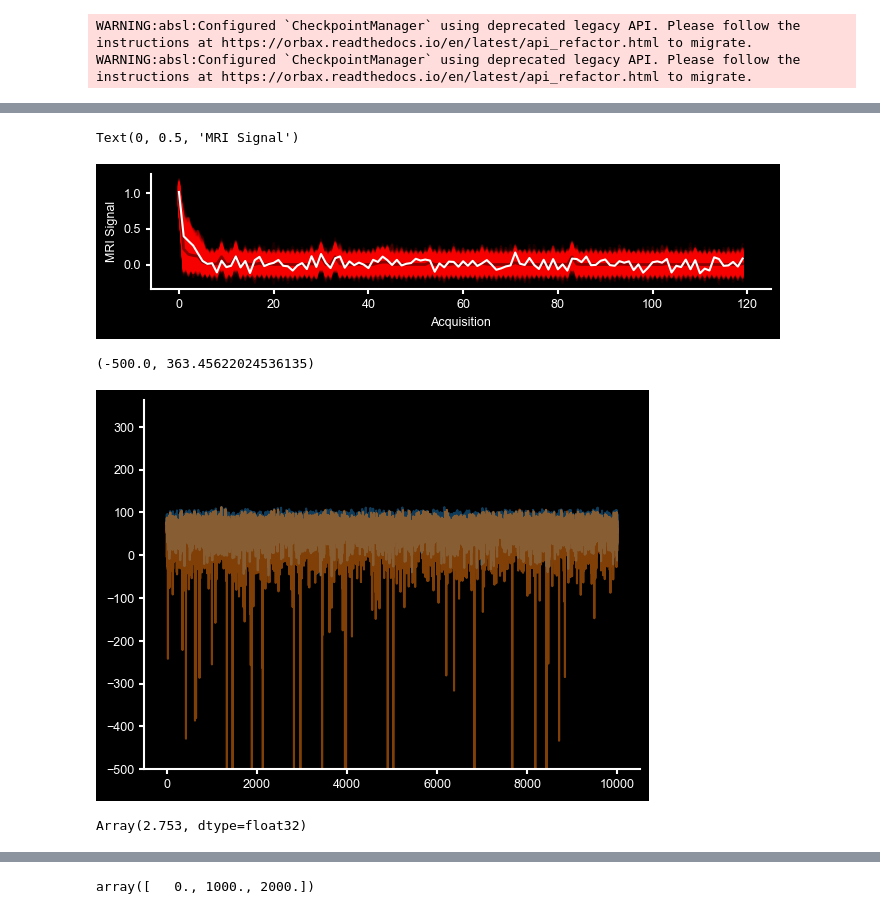
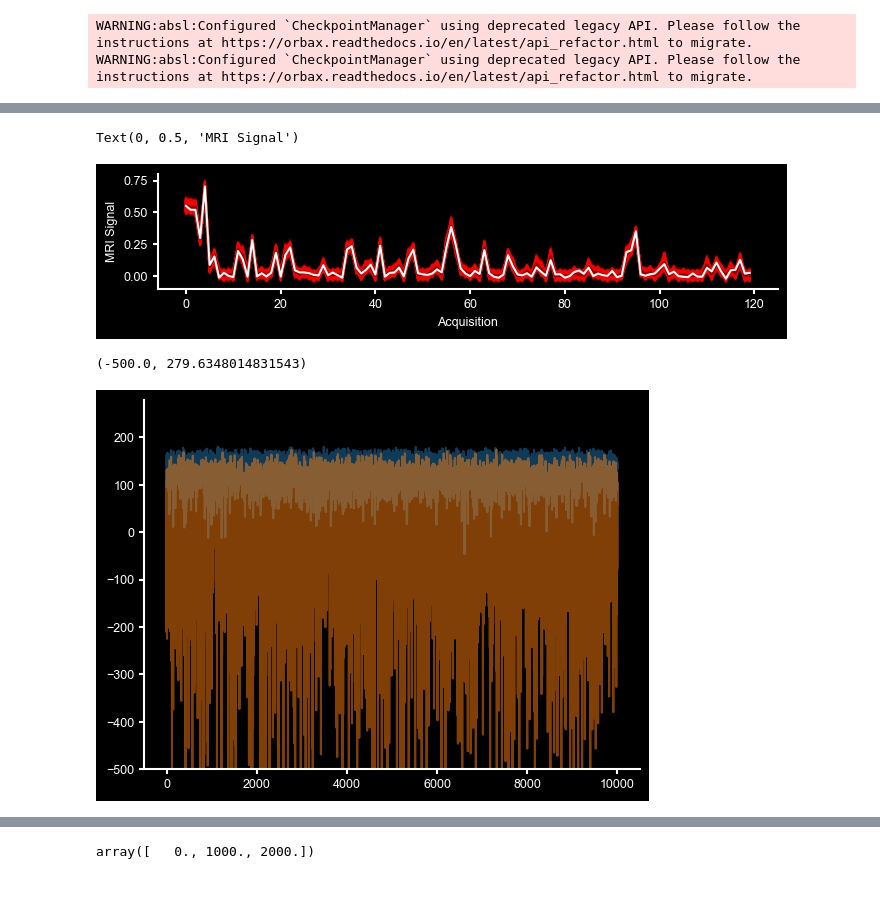
Before and after one commit to mackelab/dmri, a Jupyter notebook: notebooks/eval_parameter_inference.ipynb, the cells around one changed output, grey strips where cells are left out. Drawn from its saved outputs; the diff is of its cells as text; code cells hidden in the pictures.

```diff
--- a/notebooks/eval_parameter_inference.ipynb
+++ b/notebooks/eval_parameter_inference.ipynb
@@ -44,7 +44,7 @@ sim_type = model.tokenizer.simulator
 # %%
 p_mask,masks, theta, x_os, acq = jax.vmap(simulator[0])(jax.random.split(jax.random.PRNGKey(1), num=200))
 # %%
-idx = 52
+idx = 30
 print(masks[idx])
 print(acq.qvals[idx])
 plt.plot(x_os[idx])
@@ -188,7 +188,7 @@ plt.ylabel("MRI Signal")
 # fig.savefig(f"../figures/posterior_pred_idx={idx}.png")
 # %% [output]
 Text(0, 0.5, 'MRI Signal')
-[figure, old version]
+[figure, new version]
 # %%
 def loglikelihood(theta, mask, acq, x):
     simulator = sim_type.from_theta(theta, model_mask=mask)
@@ -218,15 +208,11 @@ def effectve_sample_size(thetas):
 # %%
-plt.plot(jax.vmap(log_posterior, in_axes=(0,None,None,None))(particles, masks[idx], acquisition_scheme(acq.bvals[idx], acq.bvecs[idx]), x_os[idx]), alpha=0.5)
-plt.plot(jax.vmap(log_posterior, in_axes=(0,None,None,None))(thetas_post, masks[idx], acquisition_scheme(acq.bvals[idx], acq.bvecs[idx]), x_os[idx]), alpha=0.5)
+plt.plot(jax.vmap(log_posterior, in_axes=(0,None,None,None))(particles, masks[idx], acq_single, x_os[idx]), alpha=0.5)
+plt.plot(jax.vmap(log_posterior, in_axes=(0,None,None,None))(thetas_post, masks[idx], acq_single, x_os[idx]), alpha=0.5)
 
 plt.ylim(-500, None)
 # %% [output]
-(-500.0, 363.45622024536135)
+(-500.0, 279.6348014831543)
-[figure, old version]
+[figure, new version]
-# %%
-effectve_sample_size(thetas_post)
-# %% [output]
-Array(2.753, dtype=float32)
 # %%
 from dipy.data import get_fnames
 from dipy.io.gradients import read_bvals_bvecs
```
Also changed, not shown: parts of 9 cells of this notebook, 4 other files.
